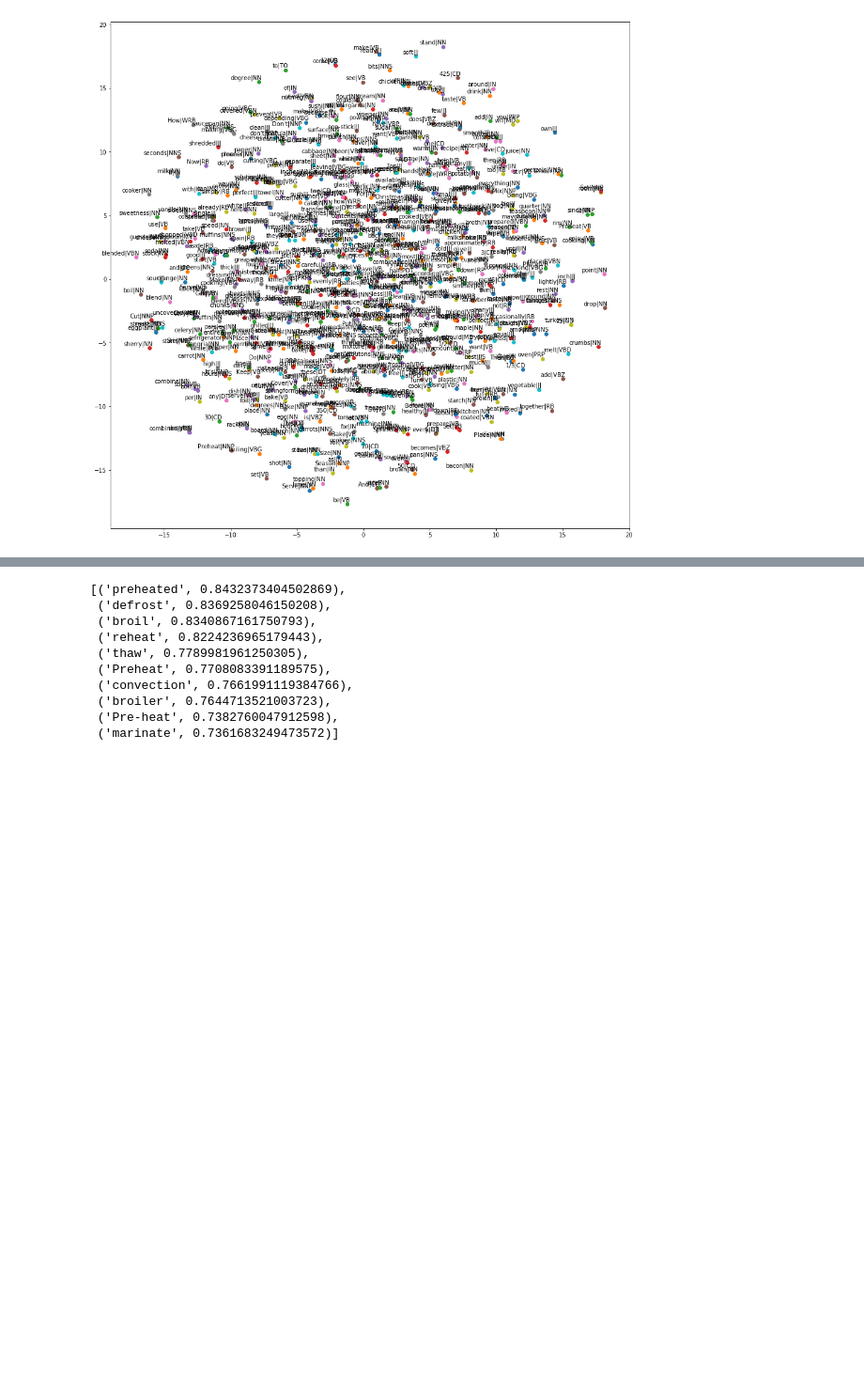
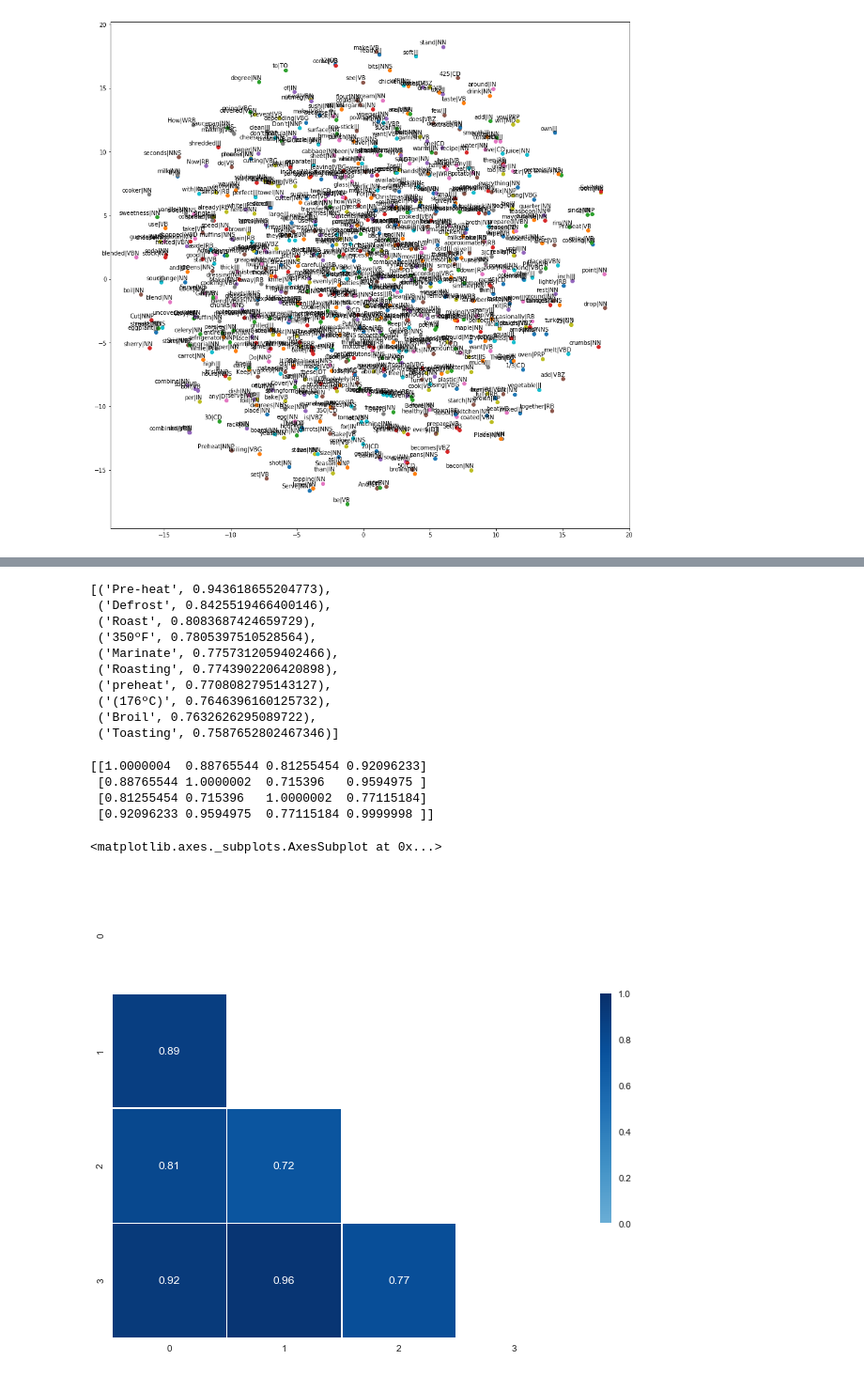
Before and after one commit to Shivam-Miglani/contextual_drl, a Jupyter notebook: pos-w2v.ipynb, the cells around one changed output, grey strips where cells are left out. Shown at 94% size. Saved outputs shown, nothing was run; the diff lists cells and outputs as text; code cells hidden in the pictures; blank space fills up the shorter version.

```diff
--- a/pos-w2v.ipynb
+++ b/pos-w2v.ipynb
@@ -130,18 +130,53 @@ word_vectors.most_similar('Preheat|NNP')
 # %%
-word_vectors2.most_similar('preheat')
+word_vectors2.most_similar('Preheat')
 # %% [output]
-[('preheated', 0.8432373404502869),
- ('defrost', 0.8369258046150208),
- ('broil', 0.8340867161750793),
- ('reheat', 0.8224236965179443),
- ('thaw', 0.7789981961250305),
- ('Preheat', 0.7708083391189575),
- ('convection', 0.7661991119384766),
- ('broiler', 0.7644713521003723),
- ('Pre-heat', 0.7382760047912598),
- ('marinate', 0.7361683249473572)]
+[('Pre-heat', 0.943618655204773),
+ ('Defrost', 0.8425519466400146),
+ ('Roast', 0.8083687424659729),
+ ('350ºF', 0.7805397510528564),
+ ('Marinate', 0.7757312059402466),
+ ('Roasting', 0.7743902206420898),
+ ('preheat', 0.7708082795143127),
+ ('(176ºC)', 0.7646396160125732),
+ ('Broil', 0.7632626295089722),
+ ('Toasting', 0.7587652802467346)]
 # %%
 from sklearn.manifold import TSNE
 import matplotlib.pyplot as plt
 %matplotlib inline
 tsne_plot(word_vectors2)
+# %%
+from string import ascii_letters
+import numpy as np
+import pandas as pd
+import seaborn as sns
+import matplotlib.pyplot as plt
+%matplotlib inline
+sns.set(style="white")
+
+# Generate a large random dataset
+corr = np.load("cos_sim_childsnack5.txt.npy")
+corr = corr
+print(corr)
+
+# Compute the correlation matrix
+
+# Generate a mask for the upper triangle
+mask = np.zeros_like(corr, dtype=np.bool)
+mask[np.triu_indices_from(mask)] = True
+
+# Set up the matplotlib figure
+f, ax = plt.subplots(figsize=(11, 9))
+
+# Generate a custom diverging colormap
+cmap = sns.diverging_palette(150, 275, s=80, l=55, n=9,as_cmap=True)
+
+# Draw the heatmap with the mask and correct aspect ratio
+sns.heatmap(corr, mask=mask, cmap="Blues",center=0, vmin=0, vmax=1, square=True, linewidths=.5, cbar_kws={"shrink": .5}, annot=True)
+# %% [output]
+[[1.0000004  0.88765544 0.81255454 0.92096233]
+ [0.88765544 1.0000002  0.715396   0.9594975 ]
+ [0.81255454 0.715396   1.0000002  0.77115184]
+ [0.92096233 0.9594975  0.77115184 0.9999998 ]]
+<matplotlib.axes._subplots.AxesSubplot at 0x...>
+[figure, added]
```
Also changed, not shown: parts of 6 cells of this notebook, 33 other files.
